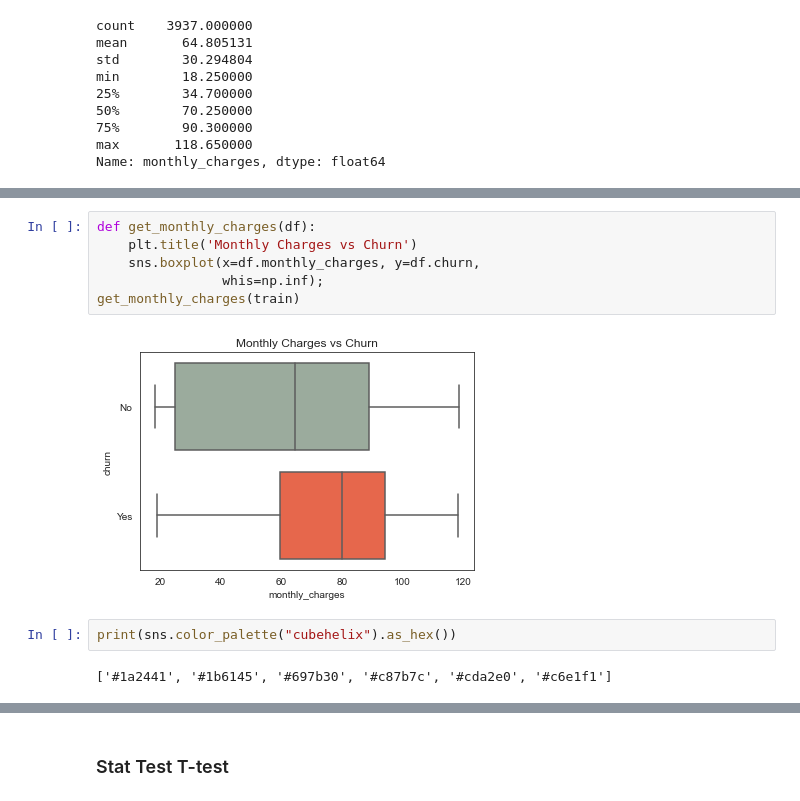
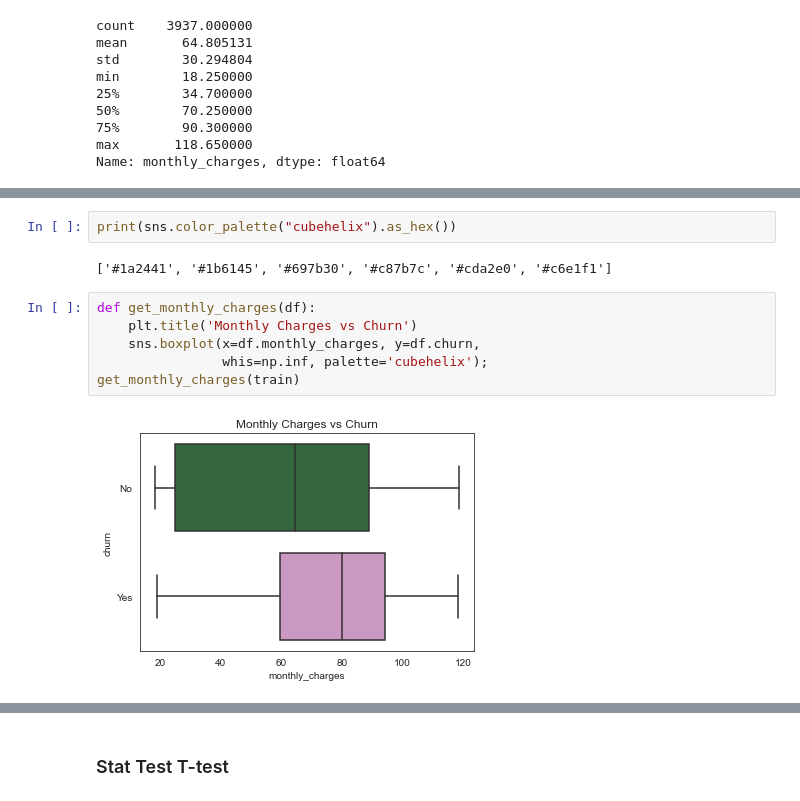
Before and after one commit to Yvette-Ibarra/classification-project, a Jupyter notebook: working_notebook.ipynb, the cells around one changed output, grey strips where cells are left out. Drawn from its saved outputs; the diff is of its cells as text.

```diff
--- a/working_notebook.ipynb
+++ b/working_notebook.ipynb
@@ -285,12 +283,12 @@ sns.histplot(x='monthly_charges', data=train, hue='churn',multiple='dodge', kde=
+# %%
+print(sns.color_palette("cubehelix").as_hex())
+# %% [output]
+['#1a2441', '#1b6145', '#697b30', '#c87b7c', '#cda2e0', '#c6e1f1']
 # %%
 def get_monthly_charges(df):
     plt.title('Monthly Charges vs Churn')
     sns.boxplot(x=df.monthly_charges, y=df.churn,
-                whis=np.inf);
+                whis=np.inf, palette='cubehelix');
 get_monthly_charges(train)
 # %% [output]
-[figure, old version]
+[figure, new version]
-# %%
-print(sns.color_palette("cubehelix").as_hex())
-# %% [output]
-['#1a2441', '#1b6145', '#697b30', '#c87b7c', '#cda2e0', '#c6e1f1']
```
Also changed, not shown: parts of 29 cells of this notebook.
